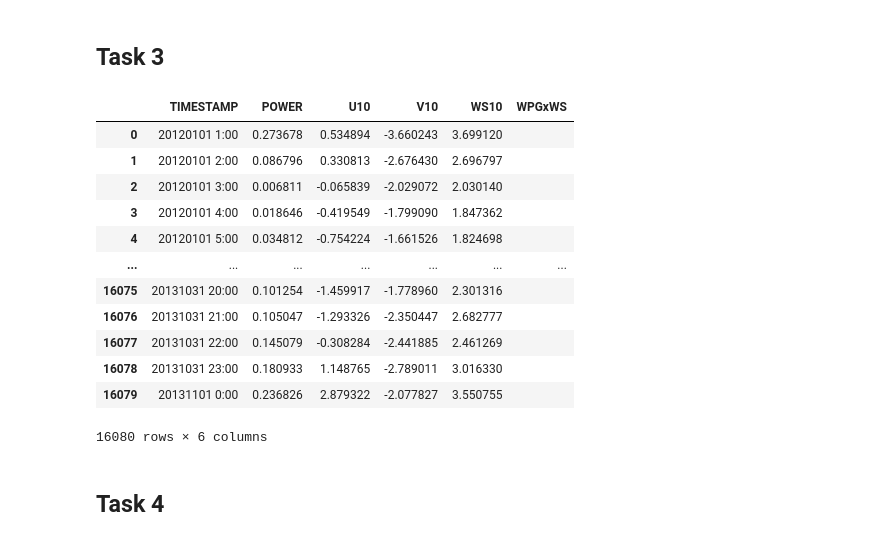
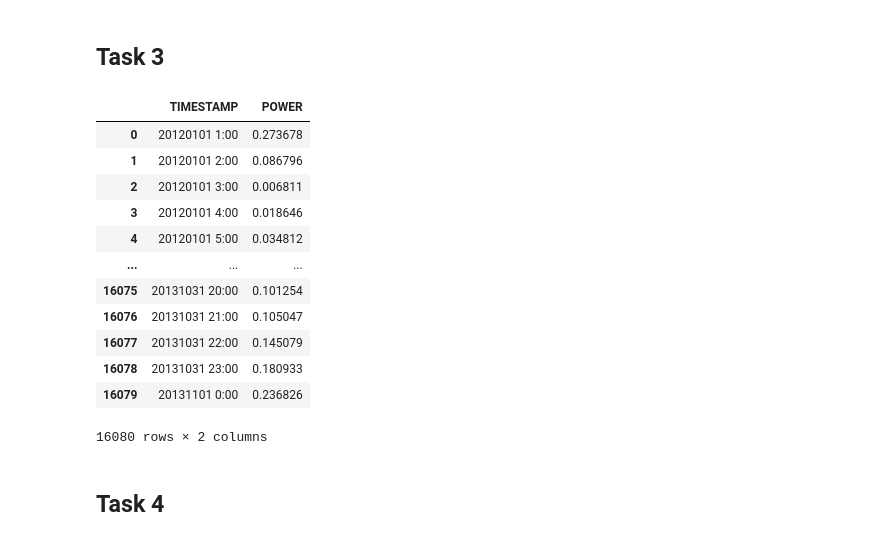
Before and after one commit to danny1401/IN5410-Assignment2, a Jupyter notebook: assignment_2.ipynb, the cells around one changed output. Drawn from its saved outputs; the diff is of its cells as text; code cells hidden in the pictures.

```diff
--- a/assignment_2.ipynb
+++ b/assignment_2.ipynb
@@ -16,8 +16,8 @@ from sklearn.metrics import mean_squared_error, r2_score, accuracy_score
 ## Task 1
 # %%
 # The training data
-dfTrainData = pd.read_csv("./TrainData.csv")
-dfTrainData
+dfTrainingData = pd.read_csv("./TrainData.csv")
+dfTrainingData
 # %% [output]
 |  | TIMESTAMP | POWER | U10 | V10 | WS10 | U100 | V100 | WS100 |
 | 0 | 20120101 1:00 | 0.273678 | 0.534894 | -3.660243 | 3.699120 | 0.765355 | -4.486657 | 4.551468 |
@@ -34,8 +34,9 @@ dfTrainData
 16080 rows × 8 columns
 # %%
 # Limit use of wind speed at 10m above ground level
-dfTrainData1 = dfTrainData.drop(columns=['U100', 'V100', 'WS100'])
-dfTrainData1
+dfTrainingData = dfTrainingData.drop(columns=['U100', 'V100', 'WS100'])
+dfTD1 = dfTrainingData
+dfTD1
 # %% [output]
 |  | TIMESTAMP | POWER | U10 | V10 | WS10 |
 | 0 | 20120101 1:00 | 0.273678 | 0.534894 | -3.660243 | 3.699120 |
@@ -172,24 +189,25 @@ df
 ## Task 3
 # %%
 # Make wind power production forecasting when we only have wind power generation data; and we do not have other data
+
 # The following columns should be removed: U10, V10, WS10, U100, V100, WS100
 # In the new training data file, we only have two columns: TIMESTAMP and POWER, which is called as time-series data
-dfTrainData3 = dfTrainData.drop(columns=['U10', 'V10', 'WS10', 'U100', 'V100', 'WS100'])
-dfTrainData3
+dfTD3 = dfTrainingData.drop(columns=['U10', 'V10', 'WS10'])
+dfTD3
 # %% [output]
-|  | TIMESTAMP | POWER | U10 | V10 | WS10 | WPGxWS |
-| 0 | 20120101 1:00 | 0.273678 | 0.534894 | -3.660243 | 3.699120 |  |
-| 1 | 20120101 2:00 | 0.086796 | 0.330813 | -2.676430 | 2.696797 |  |
-| 2 | 20120101 3:00 | 0.006811 | -0.065839 | -2.029072 | 2.030140 |  |
-| 3 | 20120101 4:00 | 0.018646 | -0.419549 | -1.799090 | 1.847362 |  |
-| 4 | 20120101 5:00 | 0.034812 | -0.754224 | -1.661526 | 1.824698 |  |
-| ... | ... | ... | ... | ... | ... | ... |
-| 16075 | 20131031 20:00 | 0.101254 | -1.459917 | -1.778960 | 2.301316 |  |
-| 16076 | 20131031 21:00 | 0.105047 | -1.293326 | -2.350447 | 2.682777 |  |
-| 16077 | 20131031 22:00 | 0.145079 | -0.308284 | -2.441885 | 2.461269 |  |
-| 16078 | 20131031 23:00 | 0.180933 | 1.148765 | -2.789011 | 3.016330 |  |
-| 16079 | 20131101 0:00 | 0.236826 | 2.879322 | -2.077827 | 3.550755 |  |
+|  | TIMESTAMP | POWER |
+| 0 | 20120101 1:00 | 0.273678 |
+| 1 | 20120101 2:00 | 0.086796 |
+| 2 | 20120101 3:00 | 0.006811 |
+| 3 | 20120101 4:00 | 0.018646 |
+| 4 | 20120101 5:00 | 0.034812 |
+| ... | ... | ... |
+| 16075 | 20131031 20:00 | 0.101254 |
+| 16076 | 20131031 21:00 | 0.105047 |
+| 16077 | 20131031 22:00 | 0.145079 |
+| 16078 | 20131031 23:00 | 0.180933 |
+| 16079 | 20131101 0:00 | 0.236826 |
-16080 rows × 6 columns
+16080 rows × 2 columns
 # %%
 """ Linear Regression """
 # %%
```
Also changed, not shown: parts of 3 cells of this notebook.
